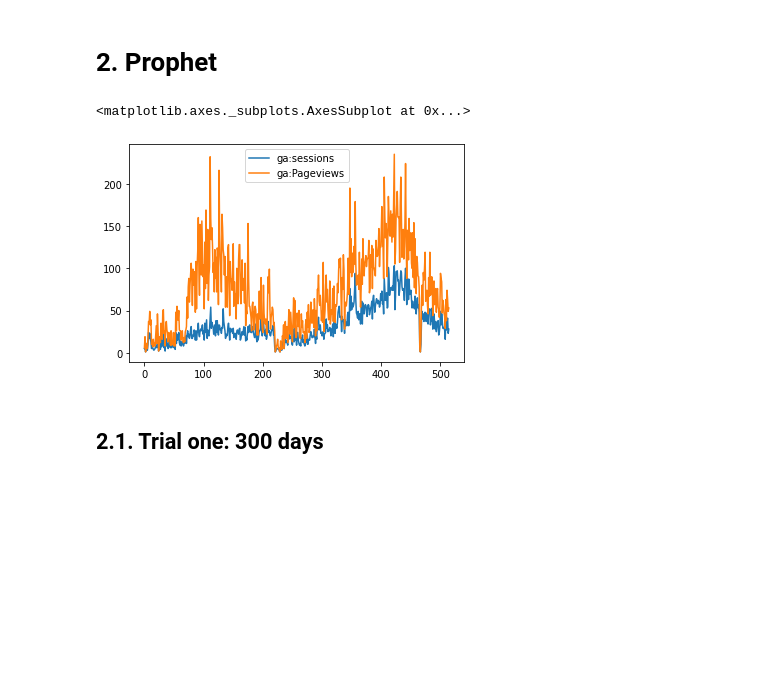
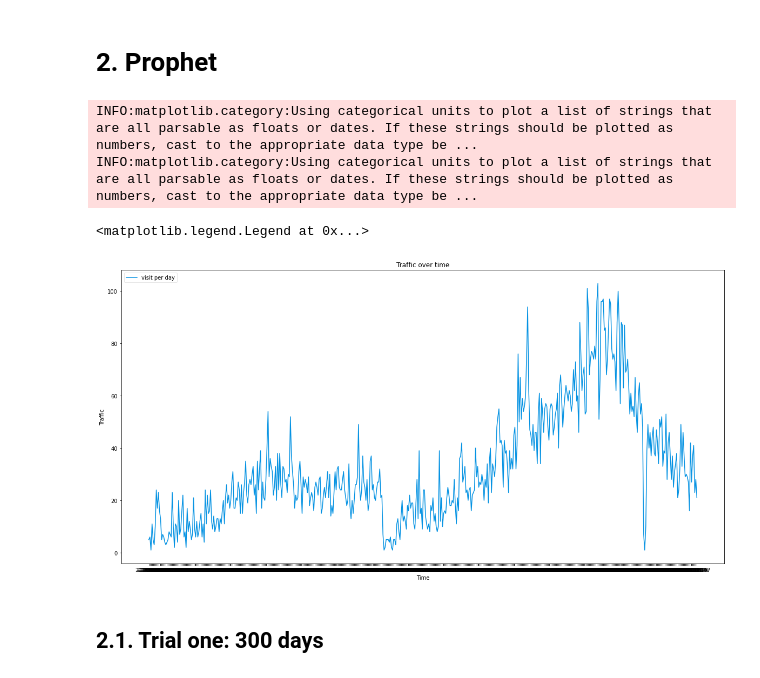
Before and after one commit to ArthurMro/Prediction_marketing, a Jupyter notebook: Prophet_GA_cs_info.ipynb, the cells around one changed output. Saved outputs shown, nothing was run; the diff lists cells and outputs as text; code cells hidden in the pictures; blank space fills up the shorter version.

```diff
--- a/Prophet_GA_cs_info.ipynb
+++ b/Prophet_GA_cs_info.ipynb
@@ -117,10 +134,16 @@ len(rows): 515
 # %% [markdown]
 # 2. Prophet
-# %%
-dfanalytics.plot()
-# %% [output]
-<matplotlib.axes._subplots.AxesSubplot at 0x...>
-[figure, removed]
+# %%
+fig = plt.figure(figsize=(20,10))
+ax1 = fig.add_subplot(1,1,1)
+ax1.set(title='Traffic over time',xlabel= "Time", ylabel='Traffic')
+ax1.plot(dfanalytics['ga:Date'], dfanalytics['ga:sessions'], label='visit per day', color='#0693e3')
+ax1.legend(loc='upper left', frameon=True, framealpha = 0.5 )
+# %% [output]
+INFO:matplotlib.category:Using categorical units to plot a list of strings that are all parsable as floats or dates. If these strings should be plotted as numbers, cast to the appropriate data type be ...
+INFO:matplotlib.category:Using categorical units to plot a list of strings that are all parsable as floats or dates. If these strings should be plotted as numbers, cast to the appropriate data type be ...
+<matplotlib.legend.Legend at 0x...>
+[figure, added]
 # %% [markdown]
 ## 2.1. Trial one: 300 days
 # %% [markdown]
```
Also changed, not shown: parts of 14 cells of this notebook.
